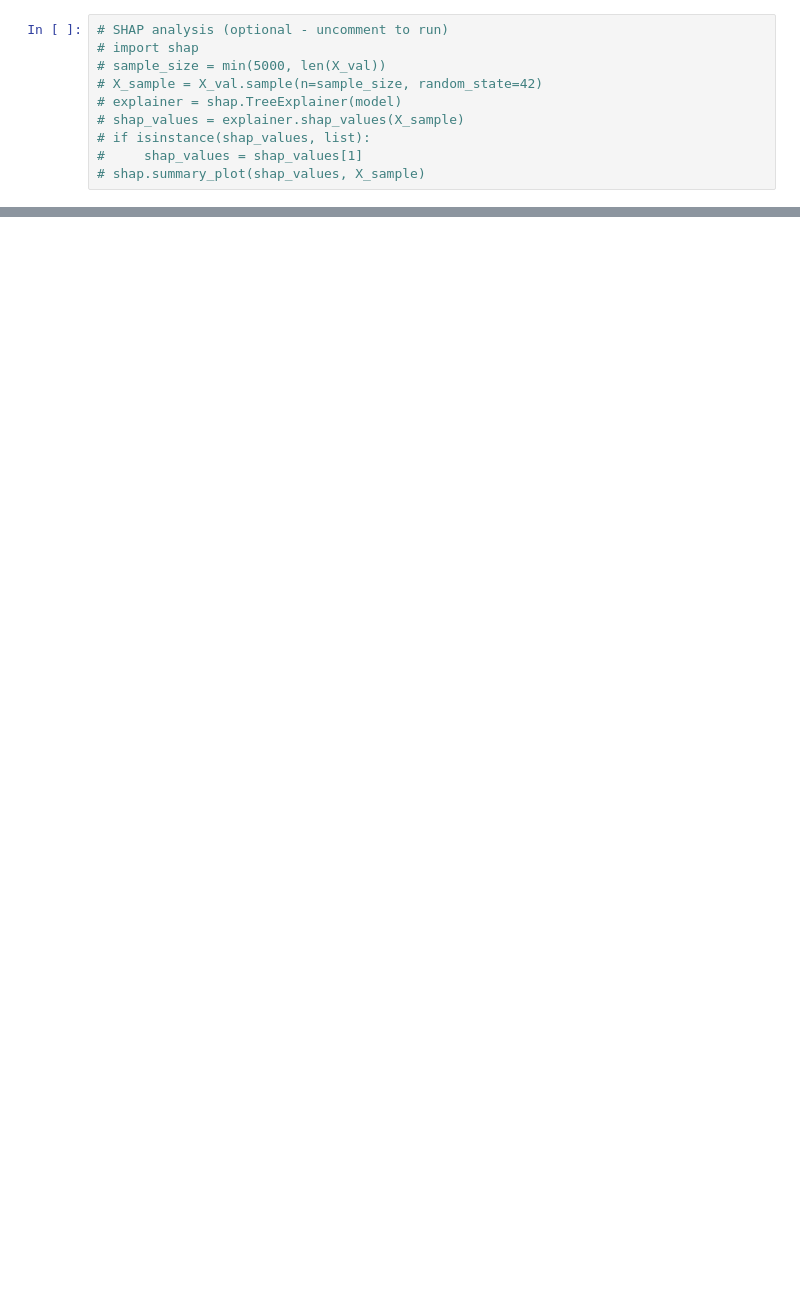
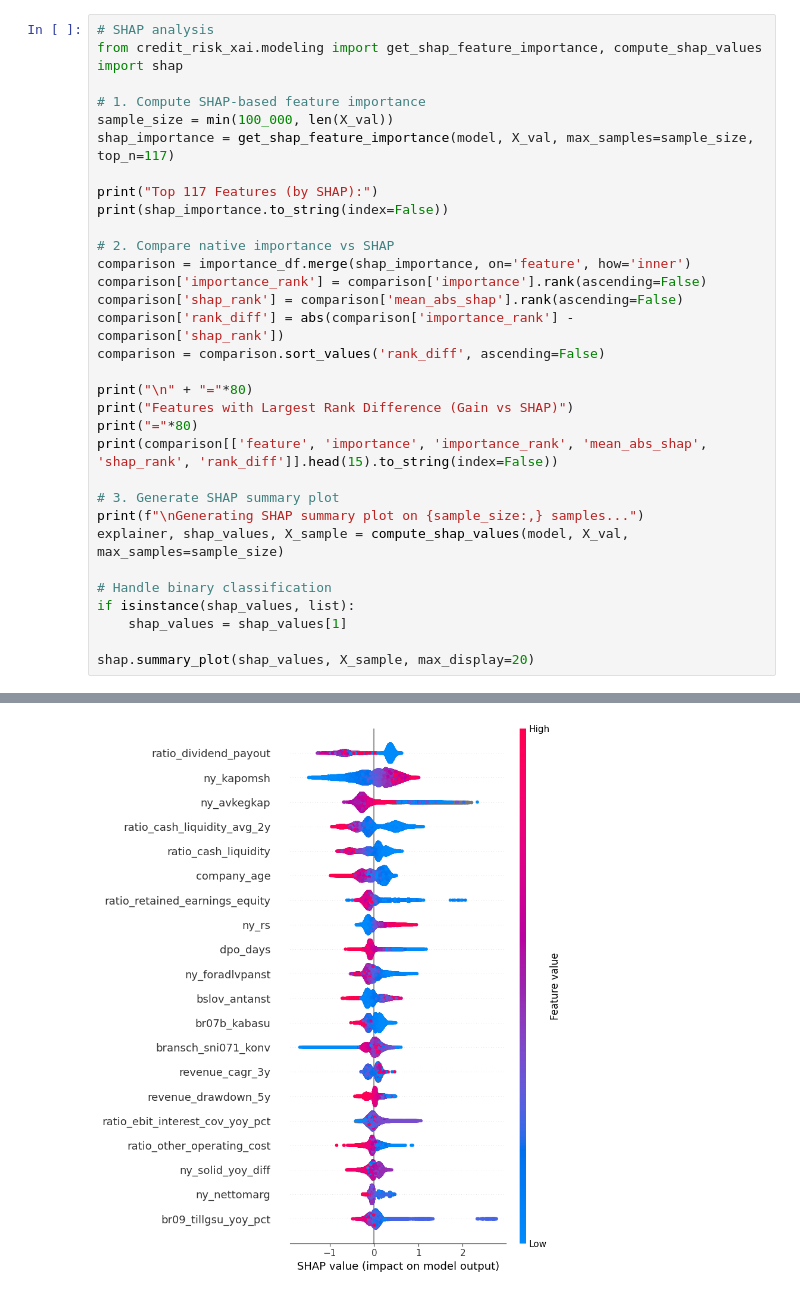
Before and after one commit to vilhelm-k/credit-risk-xai-thesis, a Jupyter notebook: notebooks/02_modelling_test.ipynb, the cells around one changed output, grey strips where cells are left out. Drawn from its saved outputs; the diff is of its cells as text; blank space fills up the shorter version.

```diff
--- a/notebooks/02_modelling_test.ipynb
+++ b/notebooks/02_modelling_test.ipynb
@@ -76,10 +187,34 @@ print(importance_df.head(20).to_string(index=False))
 # %%
-# SHAP analysis (optional - uncomment to run)
-# import shap
-# sample_size = min(5000, len(X_val))
-# X_sample = X_val.sample(n=sample_size, random_state=42)
-# explainer = shap.TreeExplainer(model)
-# shap_values = explainer.shap_values(X_sample)
-# if isinstance(shap_values, list):
-#     shap_values = shap_values[1]
-# shap.summary_plot(shap_values, X_sample)
+# SHAP analysis
+from credit_risk_xai.modeling import get_shap_feature_importance, compute_shap_values
+import shap
+
+# 1. Compute SHAP-based feature importance
+sample_size = min(100_000, len(X_val))
+shap_importance = get_shap_feature_importance(model, X_val, max_samples=sample_size, top_n=117)
+
+print("Top 117 Features (by SHAP):")
+print(shap_importance.to_string(index=False))
+
+# 2. Compare native importance vs SHAP
+comparison = importance_df.merge(shap_importance, on='feature', how='inner')
+comparison['importance_rank'] = comparison['importance'].rank(ascending=False)
+comparison['shap_rank'] = comparison['mean_abs_shap'].rank(ascending=False)
+comparison['rank_diff'] = abs(comparison['importance_rank'] - comparison['shap_rank'])
+comparison = comparison.sort_values('rank_diff', ascending=False)
+
+print("\n" + "="*80)
+print("Features with Largest Rank Difference (Gain vs SHAP)")
+print("="*80)
+print(comparison[['feature', 'importance', 'importance_rank', 'mean_abs_shap', 'shap_rank', 'rank_diff']].head(15).to_string(index=False))
+
+# 3. Generate SHAP summary plot
+print(f"\nGenerating SHAP summary plot on {sample_size:,} samples...")
+explainer, shap_values, X_sample = compute_shap_values(model, X_val, max_samples=sample_size)
+
+# Handle binary classification
+if isinstance(shap_values, list):
+    shap_values = shap_values[1]
+
+shap.summary_plot(shap_values, X_sample, max_display=20)
+# %% [output]
@@ -85,0 +238 @@ print(importance_df.head(20).to_string(index=False))
+[figure, added]
```
Also changed, not shown: parts of 10 cells of this notebook, 4 other files.
